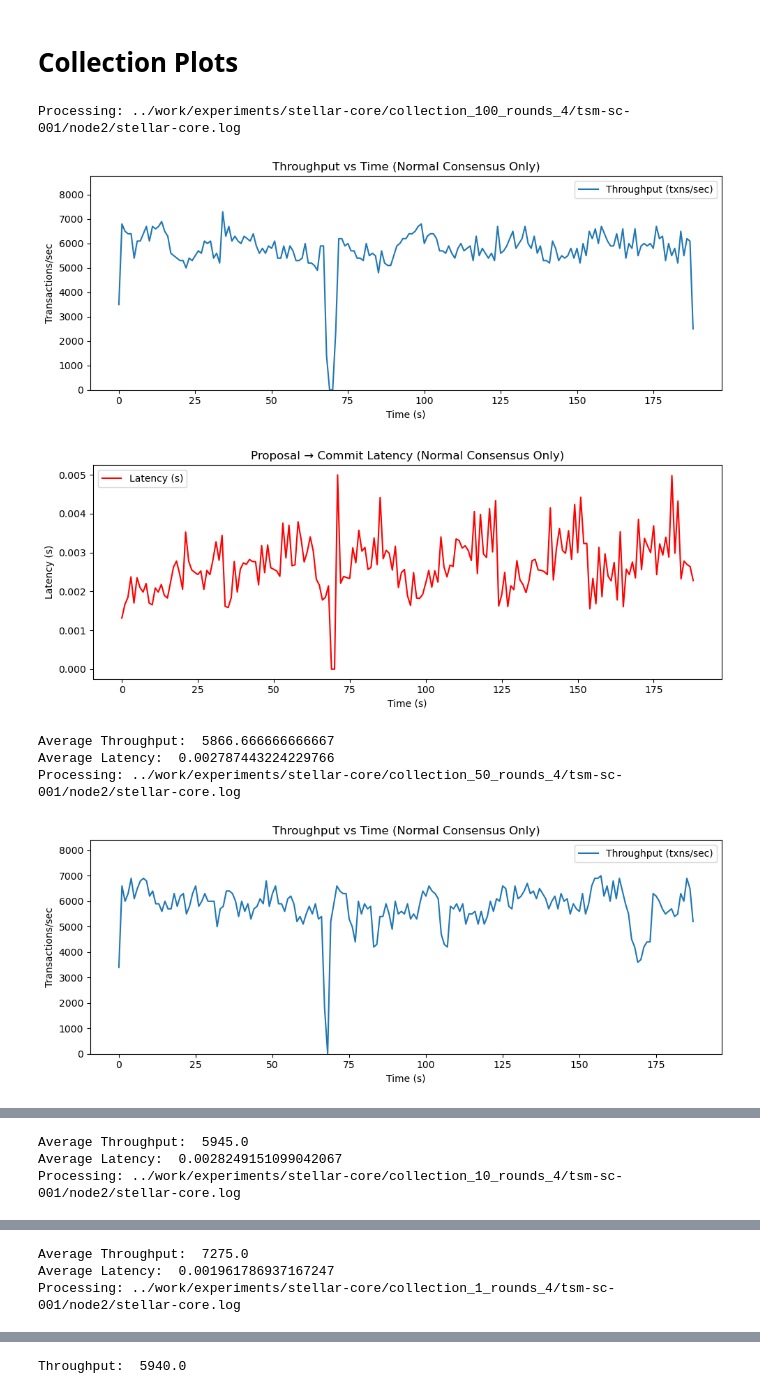
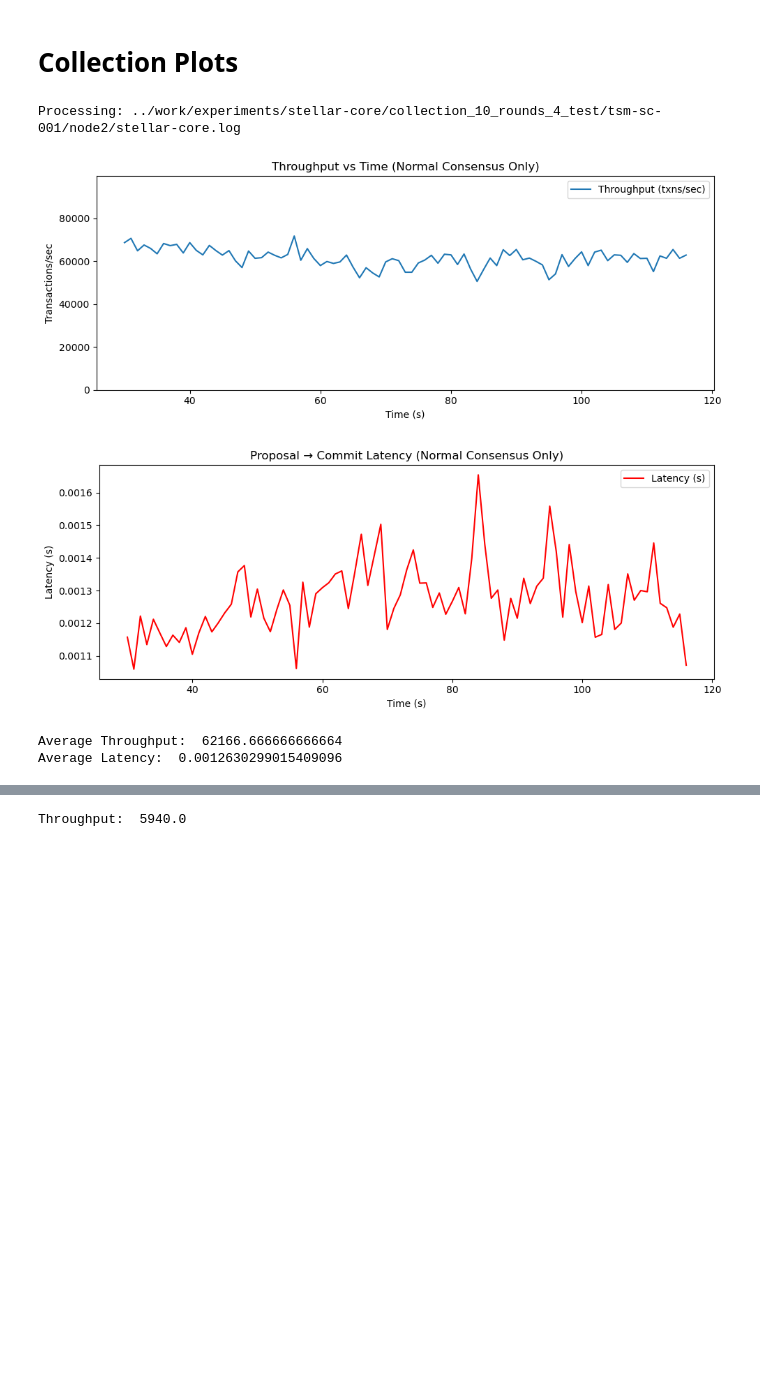
Before and after one commit to tejas-shivanand-mane/stellar-core, a Jupyter notebook: post.ipynb, the cells around one changed output, grey strips where cells are left out. Drawn from its saved outputs; the diff is of its cells as text; code cells hidden in the pictures; blank space fills up the shorter version.

```diff
--- a/post.ipynb
+++ b/post.ipynb
@@ -212,10 +212,7 @@ from datetime import datetime
 import numpy as np
 
 # Path to your log file
-log_file_list = ['../work/experiments/stellar-core/collection_100_rounds_4/tsm-sc-001/node2/stellar-core.log',\
-                '../work/experiments/stellar-core/collection_50_rounds_4/tsm-sc-001/node2/stellar-core.log',\
-                '../work/experiments/stellar-core/collection_10_rounds_4/tsm-sc-001/node2/stellar-core.log',\
-                '../work/experiments/stellar-core/collection_1_rounds_4/tsm-sc-001/node2/stellar-core.log']
+log_file_list = ['../work/experiments/stellar-core/collection_10_rounds_4_test/tsm-sc-001/node2/stellar-core.log']
 
 throughput_list = []
 latency_list = []
@@ -360,39 +357,37 @@ for log_file in log_file_list:
     latency_series = latency_series.reindex(full_index, fill_value=0)
 
     throughput_list.append(throughput)
     latency_list.append(latency_series)
 
     # ---- Plot Throughput ----
     plt.figure(figsize=(10, 4))
-    plt.plot(throughput.index, throughput.values, "-", label="Throughput (txns/sec)")
+    plt.plot(throughput.index[30:], throughput.values[30:], "-", label="Throughput (txns/sec)")
 
     plt.xlabel("Time (s)")
     plt.ylabel("Transactions/sec")
     plt.ylim(0, throughput.values.max() * 1.2)
     plt.title("Throughput vs Time (Normal Consensus Only)")
     plt.legend()
     plt.tight_layout()
     plt.savefig("throughput.png", dpi=150)
     plt.show()
 
     # ---- Plot Latency ----
     plt.figure(figsize=(10, 4))
-    plt.plot(latency_series.index, latency_series.values, "-", color="r", label="Latency (s)")
+    plt.plot(latency_series.index[30:], latency_series.values[30:], "-", color="r", label="Latency (s)")
     plt.xlabel("Time (s)")
     plt.ylabel("Latency (s)")
     plt.title("Proposal → Commit Latency (Normal Consensus Only)")
     plt.legend()
     plt.tight_layout()
     plt.savefig("latency.png", dpi=150)
     plt.show()
 
     print('Average Throughput: ',np.average(np.array(throughput.values)[-90:-30]))
     print('Average Latency: ',np.average(np.array(latency_series.values)[-90:-30]))
 # %% [output]
-Processing: ../work/experiments/stellar-core/collection_100_rounds_4/tsm-sc-001/node2/stellar-core.log
+Processing: ../work/experiments/stellar-core/collection_10_rounds_4_test/tsm-sc-001/node2/stellar-core.log
-[figure, old version]
+[figure, new version]
-[figure, old version]
+[figure, new version]
-Average Throughput:  5866.666666666667
-Average Latency:  0.002787443224229766
-Processing: ../work/experiments/stellar-core/collection_50_rounds_4/tsm-sc-001/node2/stellar-core.log
+Average Throughput:  62166.666666666664
+Average Latency:  0.0012630299015409096
-[figure, removed]
@@ -400,3 +393,0 @@ Processing: ../work/experiments/stellar-core/collection_50_rounds_4/tsm-sc-001/n
-Average Throughput:  5945.0
-Average Latency:  0.0028249151099042067
-Processing: ../work/experiments/stellar-core/collection_10_rounds_4/tsm-sc-001/node2/stellar-core.log
@@ -405,3 +393,0 @@ Processing: ../work/experiments/stellar-core/collection_10_rounds_4/tsm-sc-001/n
-Average Throughput:  7275.0
-Average Latency:  0.001961786937167247
-Processing: ../work/experiments/stellar-core/collection_1_rounds_4/tsm-sc-001/node2/stellar-core.log
```
Also changed, not shown: parts of 1 cell of this notebook, 5 other files.
